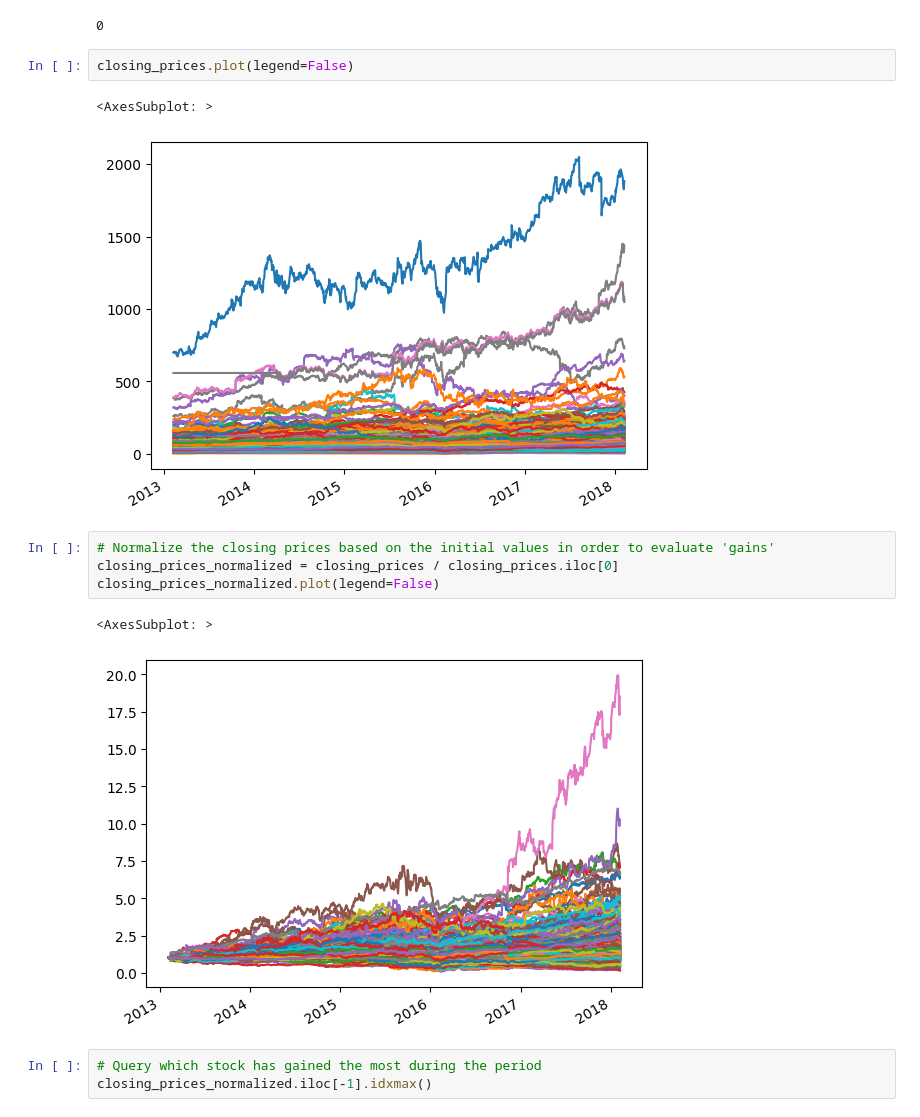
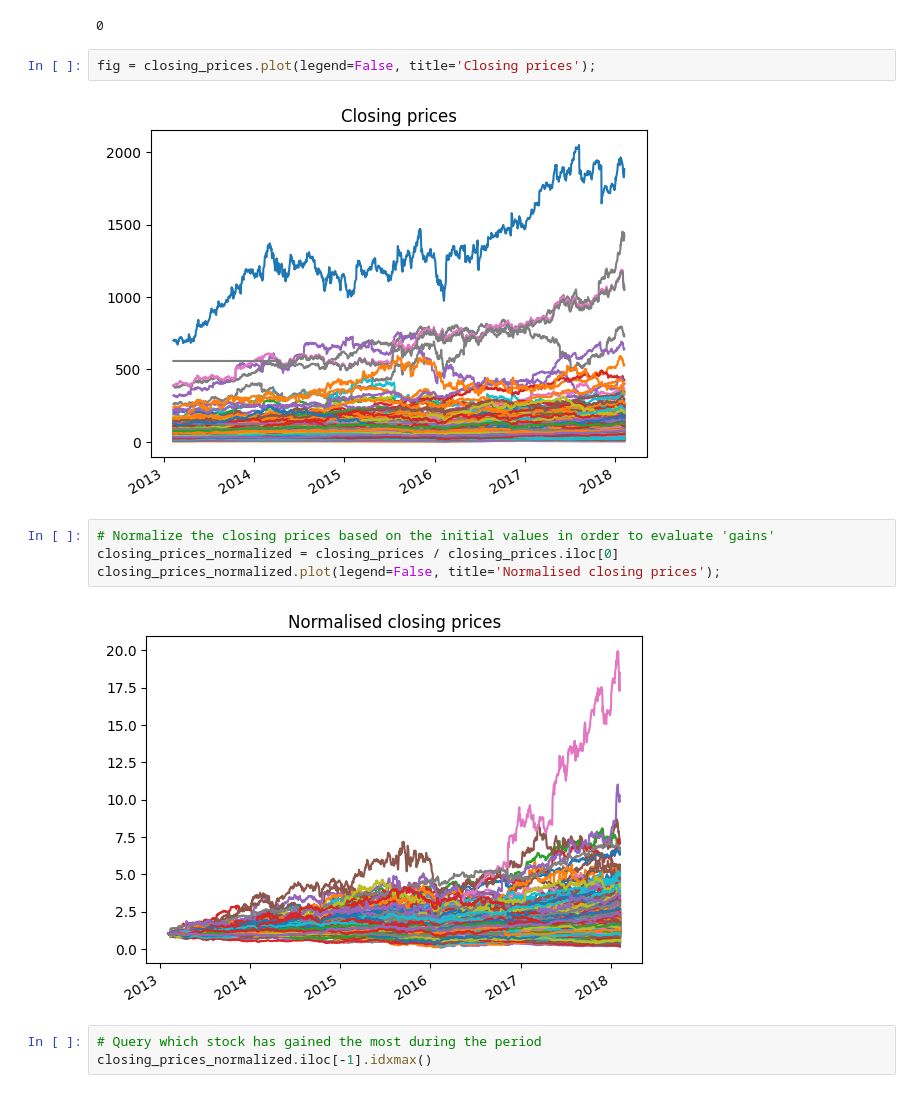
Before and after one commit to JarnoRalli/deep-learning-examples, a Jupyter notebook: FinancialEngineering/Pandas_and_financial_data_structure.ipynb, the cells around one changed output. Cells and saved outputs as stored; diff of their text form.

```diff
--- a/FinancialEngineering/Pandas_and_financial_data_structure.ipynb
+++ b/FinancialEngineering/Pandas_and_financial_data_structure.ipynb
@@ -213,17 +203,15 @@ closing_prices.isna().sum().sum()
 # %% [output]
 0
 # %%
-closing_prices.plot(legend=False)
+fig = closing_prices.plot(legend=False, title='Closing prices');
 # %% [output]
-<AxesSubplot: >
-[figure, old version]
+[figure, new version]
 # %%
 # Normalize the closing prices based on the initial values in order to evaluate 'gains'
 closing_prices_normalized = closing_prices / closing_prices.iloc[0]
-closing_prices_normalized.plot(legend=False)
+closing_prices_normalized.plot(legend=False, title='Normalised closing prices');
 # %% [output]
-<AxesSubplot: >
-[figure, old version]
+[figure, new version]
 # %%
 # Query which stock has gained the most during the period
 closing_prices_normalized.iloc[-1].idxmax()
```
Also changed, not shown: parts of 5 cells of this notebook, 5 other files.
